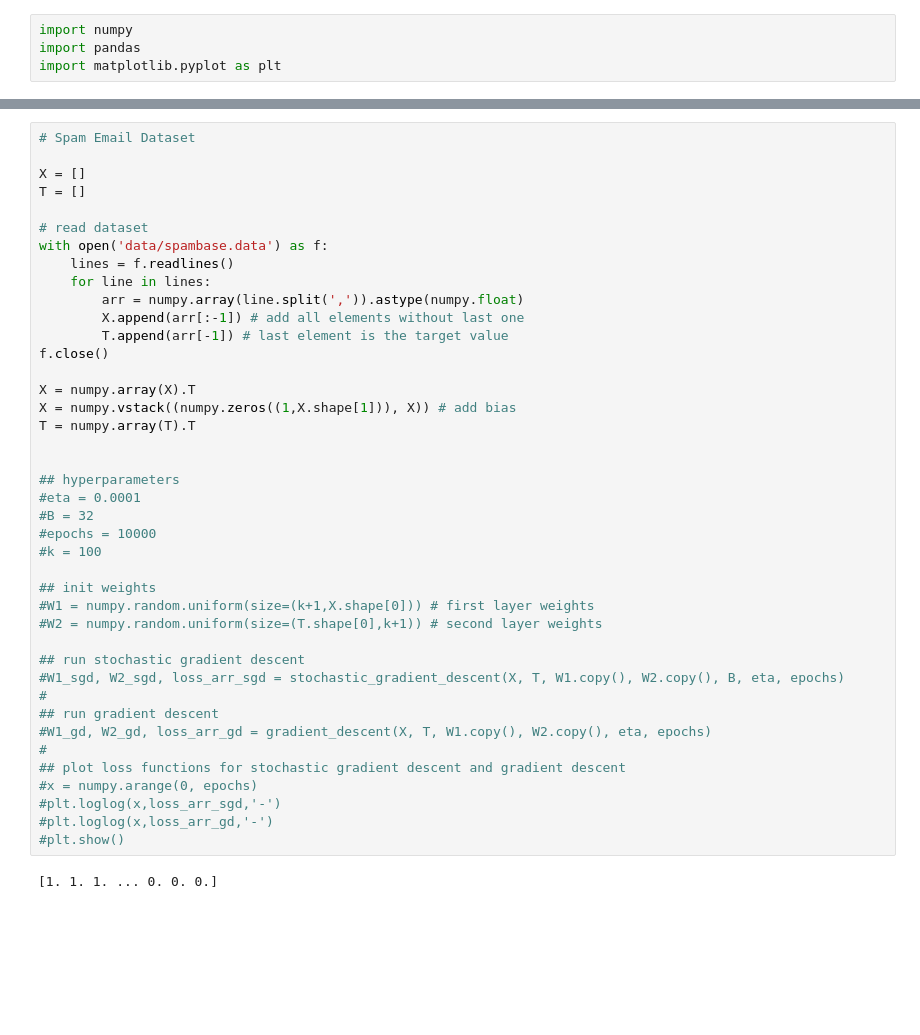
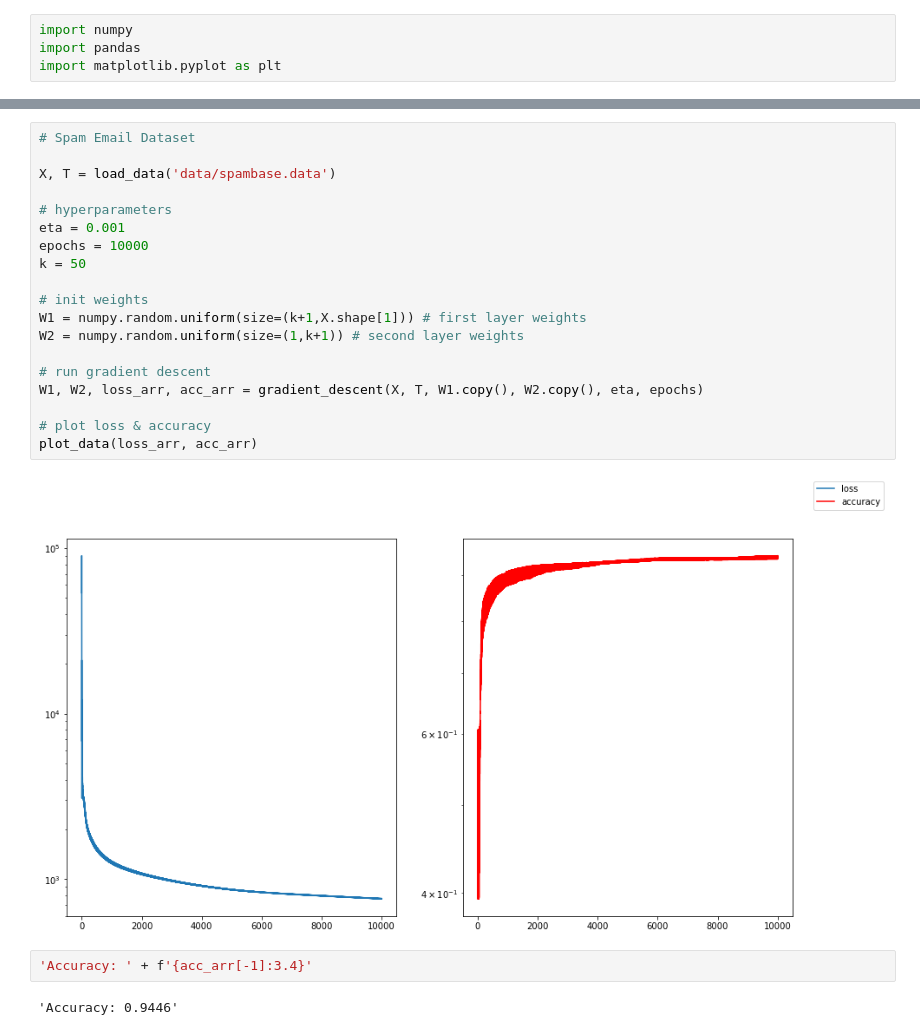
Before and after one commit to kebohn/deepLearningExercises, a Jupyter notebook: 5/binary_classification.ipynb, the cells around one changed output, grey strips where cells are left out. Cells and saved outputs as stored; diff of their text form; blank space fills up the shorter version.

```diff
--- a/5/binary_classification.ipynb
+++ b/5/binary_classification.ipynb
@@ -91,43 +97,25 @@ KeyboardInterrupt:
 # %%
 # Spam Email Dataset
 
-X = []
-T = []
+X, T = load_data('data/spambase.data')
 
-# read dataset
-with open('data/spambase.data') as f:
-    lines = f.readlines()
-    for line in lines:
-        arr = numpy.array(line.split(',')).astype(numpy.float)
-        X.append(arr[:-1]) # add all elements without last one
-        T.append(arr[-1]) # last element is the target value
-f.close()
+# hyperparameters
+eta = 0.001
+epochs = 10000
+k = 50
 
-X = numpy.array(X).T
-X = numpy.vstack((numpy.zeros((1,X.shape[1])), X)) # add bias
-T = numpy.array(T).T
+# init weights
+W1 = numpy.random.uniform(size=(k+1,X.shape[1])) # first layer weights
+W2 = numpy.random.uniform(size=(1,k+1)) # second layer weights
 
+# run gradient descent
+W1, W2, loss_arr, acc_arr = gradient_descent(X, T, W1.copy(), W2.copy(), eta, epochs)
 
-## hyperparameters
-#eta = 0.0001
-#B = 32
-#epochs = 10000
-#k = 100
-
-## init weights
-#W1 = numpy.random.uniform(size=(k+1,X.shape[0])) # first layer weights
-#W2 = numpy.random.uniform(size=(T.shape[0],k+1)) # second layer weights
-
-## run stochastic gradient descent
-#W1_sgd, W2_sgd, loss_arr_sgd = stochastic_gradient_descent(X, T, W1.copy(), W2.copy(), B, eta, epochs)
-#
-## run gradient descent
-#W1_gd, W2_gd, loss_arr_gd = gradient_descent(X, T, W1.copy(), W2.copy(), eta, epochs)
-#
-## plot loss functions for stochastic gradient descent and gradient descent
-#x = numpy.arange(0, epochs)
-#plt.loglog(x,loss_arr_sgd,'-')
-#plt.loglog(x,loss_arr_gd,'-')
-#plt.show()
+# plot loss & accuracy
+plot_data(loss_arr, acc_arr)
 # %% [output]
-[1. 1. 1. ... 0. 0. 0.]
+[figure, added]
+# %%
+'Accuracy: ' + f'{acc_arr[-1]:3.4}'
+# %% [output]
+'Accuracy: 0.9446'
```
Also changed, not shown: parts of 5 cells of this notebook.
